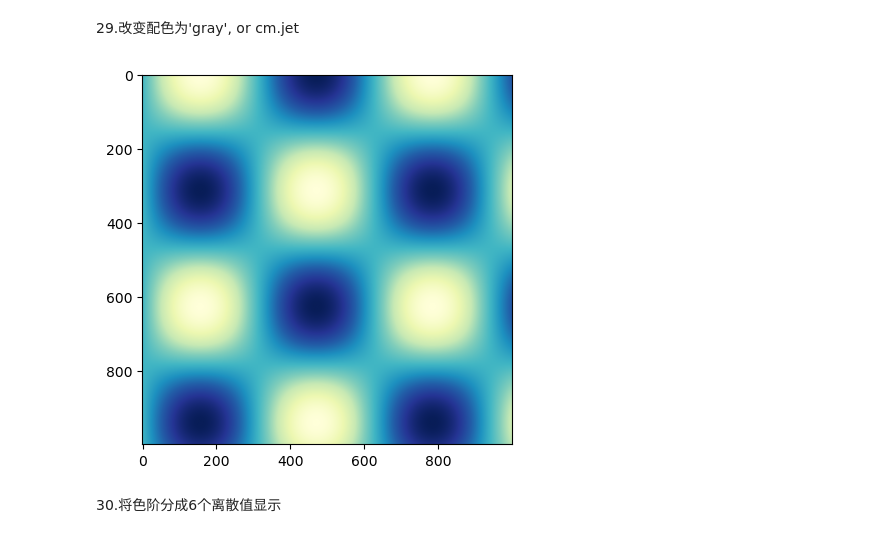
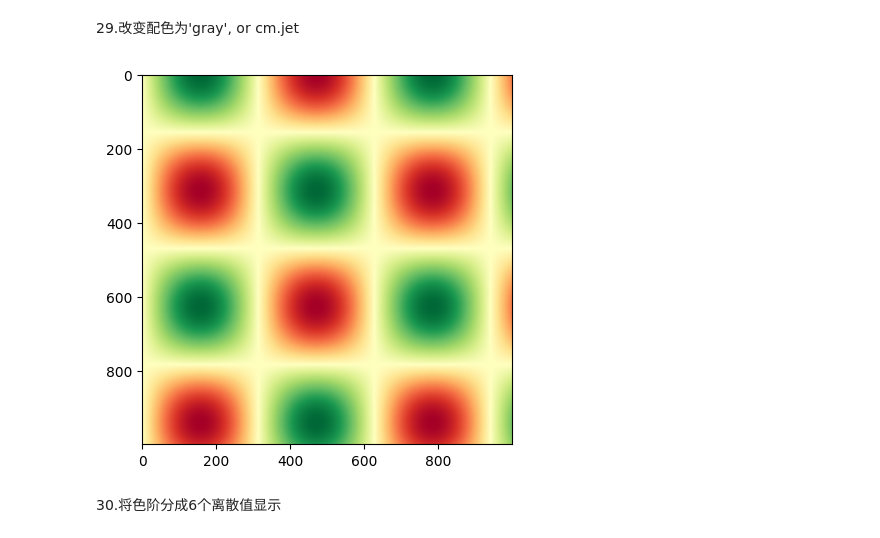
Before and after one commit to bioinfo-gao/GZ_Projects_2026H1, a Jupyter notebook: Utilities/Python_tested_in_python3.10/10.Plotting/1_matplotlib_tutorial.ipynb, the cells around one changed output. Drawn from its saved outputs; the diff is of its cells as text; code cells hidden in the pictures.

```diff
--- a/Utilities/Python_tested_in_python3.10/10.Plotting/1_matplotlib_tutorial.ipynb
+++ b/Utilities/Python_tested_in_python3.10/10.Plotting/1_matplotlib_tutorial.ipynb
@@ -916,19 +916,19 @@ plt.show()
 # %%
 #plt.imshow(I, cmap='gray');
 import matplotlib.cm as cm
 #plt.imshow(I, cmap=cm.jet);
 #cmap = cm.get_cmap('viridis')
 #plt.imshow(I, cmap=cm.viridis);
 #plt.imshow(I, cmap=plt.cm.plasma);#
-#plt.imshow(I, cmap=plt.cm.vanimo); #Viridis-like
-#plt.imshow(I, cmap=plt.cm.brg); #Blue-Red-Green
-#plt.imshow(I, cmap=plt.cm.RdYlGn); #Red-Yellow-Green       Good
-#plt.imshow(I, cmap=plt.cm.hot);#  OK
-#plt.imshow(I, cmap=plt.cm.YlGn);#                           Good
-#plt.imshow(I, cmap=plt.cm.YlGnBu);#             Good
-plt.imshow(I, cmap=plt.cm.YlGnBu_r);#           Good  save as above but Reverse
+# plt.imshow(I, cmap=plt.cm.vanimo);  #Viridis-like
+# plt.imshow(I, cmap=plt.cm.brg);         #Blue-Red-Green
+plt.imshow(I, cmap=plt.cm.RdYlGn);               #Red-Yellow-Green       Good
+#plt.imshow(I, cmap=plt.cm.hot);             #  OK
+# plt.imshow(I, cmap=plt.cm.YlGn);               #                           Good
+# plt.imshow(I, cmap=plt.cm.YlGnBu);           #                       Good
+# plt.imshow(I, cmap=plt.cm.YlGnBu_r);           #                     Good  save as above but Reverse
 # %% [output]
-[figure, old version]
+[figure, new version]
 # %% [markdown]
 30.将色阶分成6个离散值显示
 # %%
```
Also changed, not shown: parts of 25 cells of this notebook, 1 other file.
